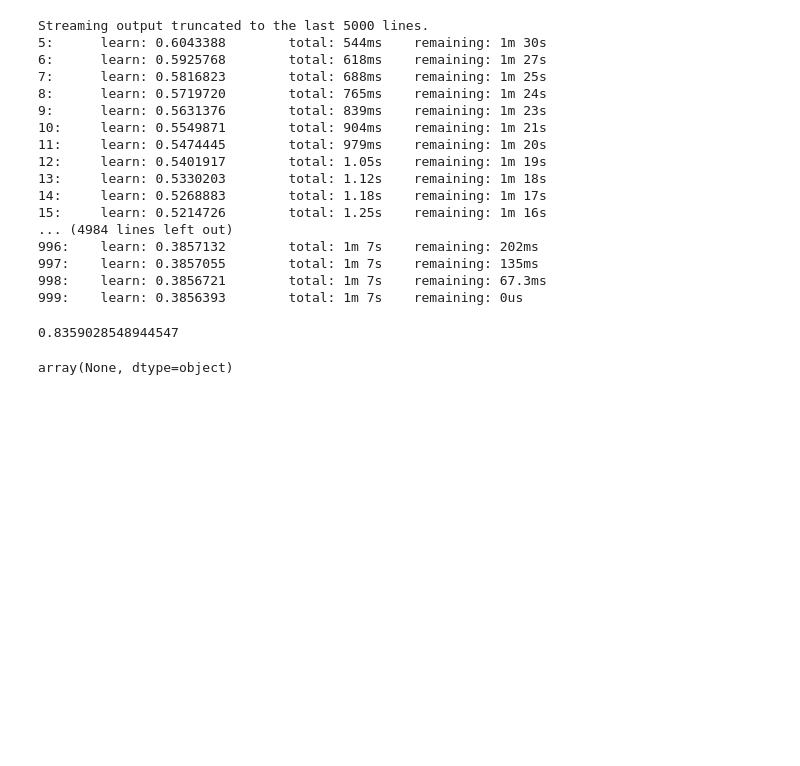
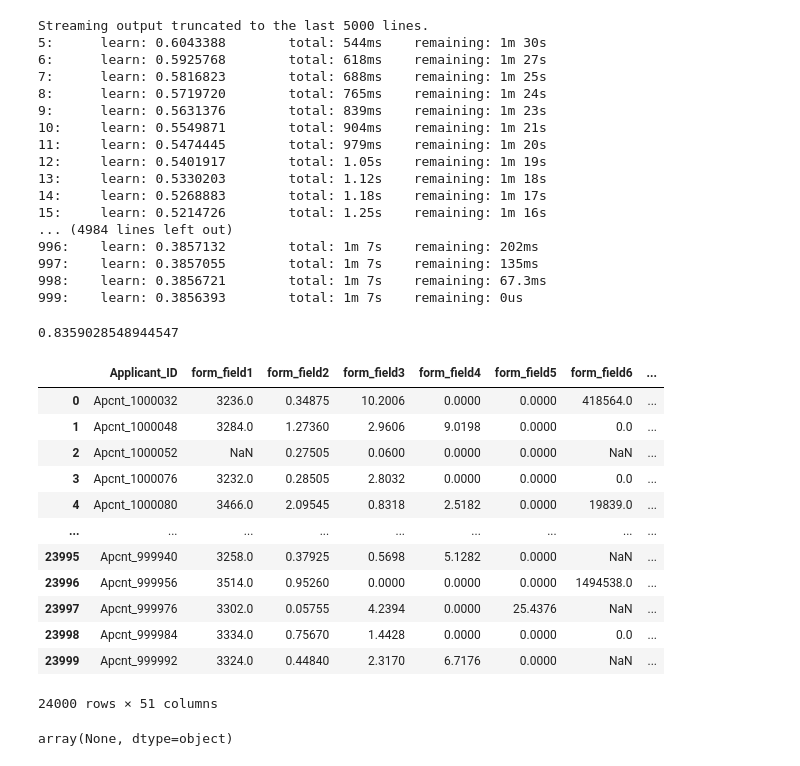
Before and after one commit to Justus-coded/Competitions, a Jupyter notebook: DSN AI Bootcamp Qualification Hackathon/DSN AI Bootcamp Qualification.ipynb, the cells around one changed output. Saved outputs shown, nothing was run; the diff lists cells and outputs as text; code cells hidden in the pictures; blank space fills up the shorter version.

```diff
--- a/DSN AI Bootcamp Qualification Hackathon/DSN AI Bootcamp Qualification.ipynb
+++ b/DSN AI Bootcamp Qualification Hackathon/DSN AI Bootcamp Qualification.ipynb
@@ -252,3 +252,19 @@ Streaming output truncated to the last 5000 lines.
 np.mean(roc_score)
 # %% [output]
 0.8359028548944547
+# %%
+test
+# %% [output]
+|  | Applicant_ID | form_field1 | form_field2 | form_field3 | form_field4 | form_field5 | form_field6 | ... |
+| 0 | Apcnt_1000032 | 3236.0 | 0.34875 | 10.2006 | 0.0000 | 0.0000 | 418564.0 | ... |
+| 1 | Apcnt_1000048 | 3284.0 | 1.27360 | 2.9606 | 9.0198 | 0.0000 | 0.0 | ... |
+| 2 | Apcnt_1000052 | NaN | 0.27505 | 0.0600 | 0.0000 | 0.0000 | NaN | ... |
+| 3 | Apcnt_1000076 | 3232.0 | 0.28505 | 2.8032 | 0.0000 | 0.0000 | 0.0 | ... |
+| 4 | Apcnt_1000080 | 3466.0 | 2.09545 | 0.8318 | 2.5182 | 0.0000 | 19839.0 | ... |
+| ... | ... | ... | ... | ... | ... | ... | ... | ... |
+| 23995 | Apcnt_999940 | 3258.0 | 0.37925 | 0.5698 | 5.1282 | 0.0000 | NaN | ... |
+| 23996 | Apcnt_999956 | 3514.0 | 0.95260 | 0.0000 | 0.0000 | 0.0000 | 1494538.0 | ... |
+| 23997 | Apcnt_999976 | 3302.0 | 0.05755 | 4.2394 | 0.0000 | 25.4376 | NaN | ... |
+| 23998 | Apcnt_999984 | 3334.0 | 0.75670 | 1.4428 | 0.0000 | 0.0000 | 0.0 | ... |
+| 23999 | Apcnt_999992 | 3324.0 | 0.44840 | 2.3170 | 6.7176 | 0.0000 | NaN | ... |
+24000 rows × 51 columns
```
Also changed, not shown: parts of 3 cells of this notebook.
